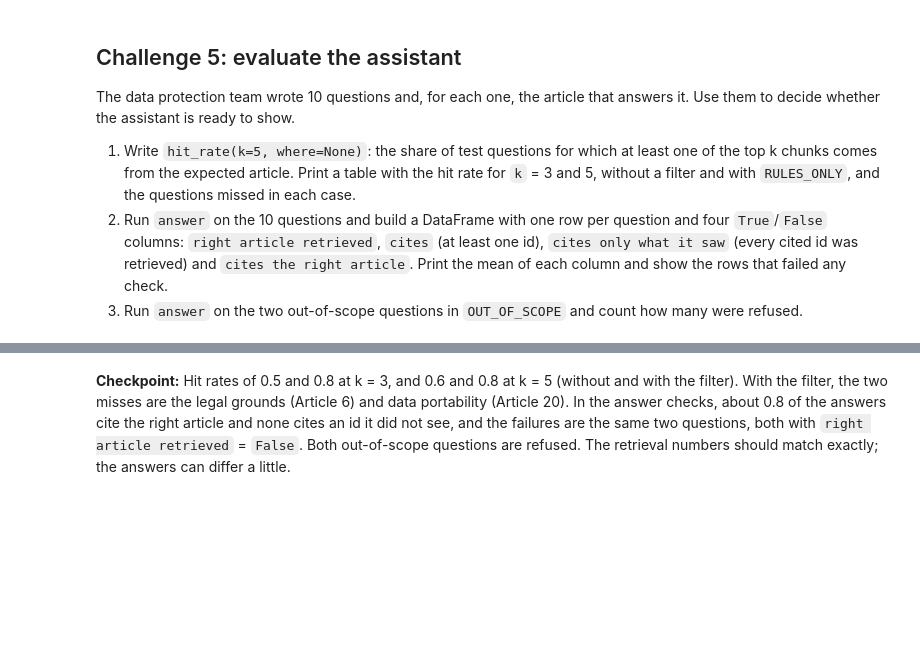
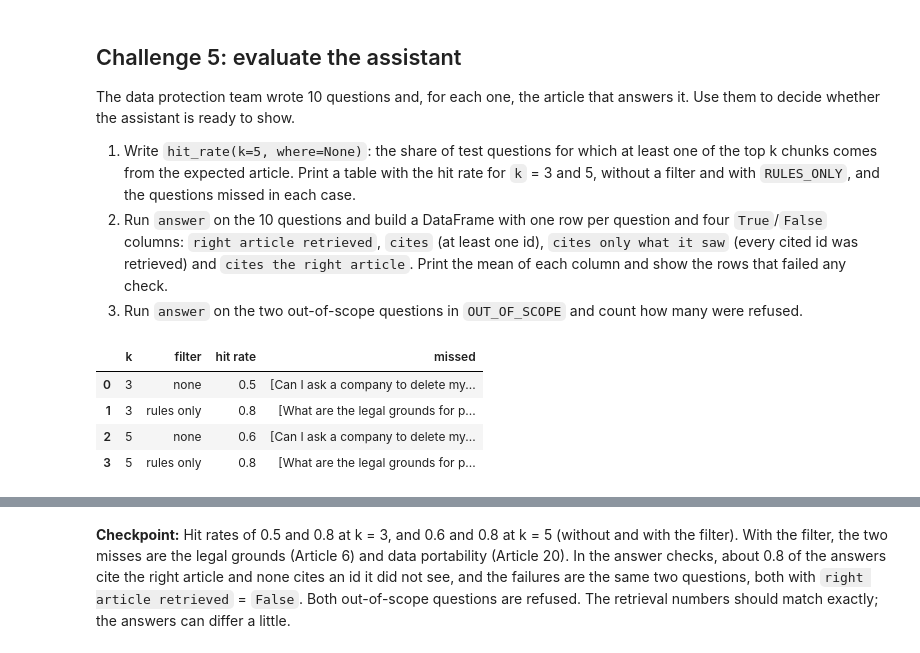
Before and after one commit to ironhack-labs/lab-intro-rag, a Jupyter notebook: your-code/main.ipynb, the cells around one changed output, grey strips where cells are left out. Saved outputs shown, nothing was run; the diff lists cells and outputs as text; code cells hidden in the pictures; blank space fills up the shorter version.

```diff
--- a/your-code/main.ipynb
+++ b/your-code/main.ipynb
@@ -166,23 +366,36 @@ The data protection team wrote 10 questions and, for each one, the article that
 # %%
 TEST_SET = pd.DataFrame([
     ("Can I ask a company to delete my data?", "Article 17"),
     ("How long does a company have to tell the authority about a data breach?", "Article 33"),
     ("What are the legal grounds for processing personal data?", "Article 6"),
     ("How much can a company be fined under the GDPR?", "Article 83"),
     ("Can I get a copy of the personal data a company holds about me?", "Article 15"),
     ("At what age can a child consent to online services on their own?", "Article 8"),
     ("When does a company need a data protection officer?", "Article 37"),
     ("Can I move my data from one service provider to another?", "Article 20"),
     ("What counts as valid consent?", "Article 7"),
     ("Can a decision about me be made only by an algorithm?", "Article 22"),
 ], columns=["question", "expected"])
 OUT_OF_SCOPE = ["What is the VAT rate for online services in Spain?",
                 "How many vacation days do employees get in France?"]
 
 # 1. Hit rate
+def hit_rate(k=5, where=None):
+    queries = embedder.encode(list(TEST_SET["question"]), normalize_embeddings=True)
+    result = collection.query(query_embeddings=queries, n_results=k, where=where)
+    hits = [expected in [m["section"] for m in metas]
+            for expected, metas in zip(TEST_SET["expected"], result["metadatas"])]
+    return np.mean(hits), [q for q, hit in zip(TEST_SET["question"], hits) if not hit]
 
-
-# 2. Answer checks
-
-
-# 3. Out-of-scope questions
+rows = []
+for k in [3, 5]:
+    for name, where in [("none", None), ("rules only", RULES_ONLY)]:
+        rate, missed = hit_rate(k=k, where=where)
+        rows.append({"k": k, "filter": name, "hit rate": round(rate, 2), "missed": missed})
+pd.DataFrame(rows)
+# %% [output]
+|  | k | filter | hit rate | missed |
+| 0 | 3 | none | 0.5 | [Can I ask a company to delete my... |
+| 1 | 3 | rules only | 0.8 | [What are the legal grounds for p... |
+| 2 | 5 | none | 0.6 | [Can I ask a company to delete my... |
+| 3 | 5 | rules only | 0.8 | [What are the legal grounds for p... |
```
Also changed, not shown: parts of 14 cells of this notebook.
